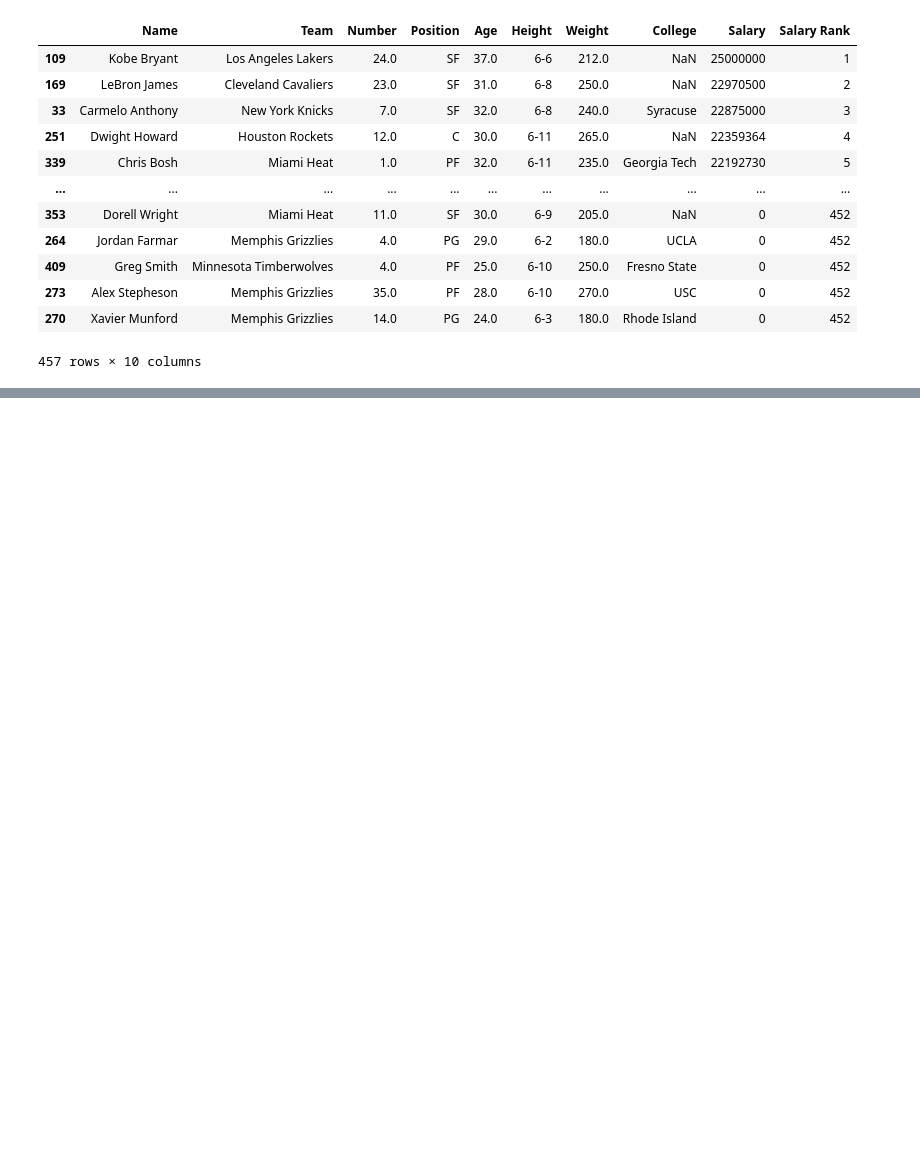
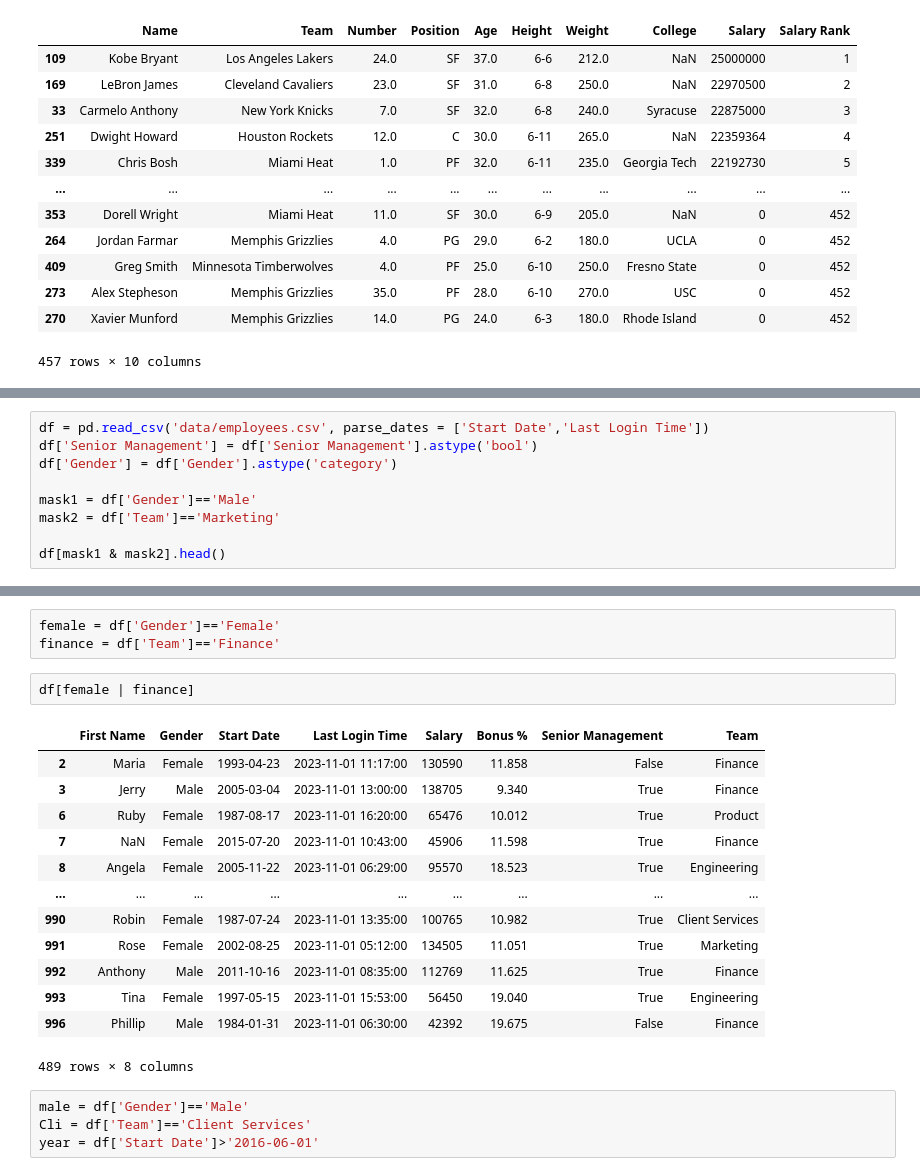
Before and after one commit to minseok06/python, a Jupyter notebook: 24강.ipynb, the cells around one changed output, grey strips where cells are left out. Cells and saved outputs as stored; diff of their text form; blank space fills up the shorter version.

```diff
--- a/24강.ipynb
+++ b/24강.ipynb
@@ -322,0 +430,9 @@ nba.sort_values(by = 'Salary', ascending = False)
+# %%
+df = pd.read_csv('data/employees.csv', parse_dates = ['Start Date','Last Login Time'])
+df['Senior Management'] = df['Senior Management'].astype('bool')
+df['Gender'] = df['Gender'].astype('category')
+
+mask1 = df['Gender']=='Male'
+mask2 = df['Team']=='Marketing'
+
+df[mask1 & mask2].head()
@@ -322,0 +446,23 @@ nba.sort_values(by = 'Salary', ascending = False)
+# %%
+female = df['Gender']=='Female'
+finance = df['Team']=='Finance'
+# %%
+df[female | finance]
+# %% [output]
+|  | First Name | Gender | Start Date | Last Login Time | Salary | Bonus % | Senior Management | Team |
+| 2 | Maria | Female | 1993-04-23 | 2023-11-01 11:17:00 | 130590 | 11.858 | False | Finance |
+| 3 | Jerry | Male | 2005-03-04 | 2023-11-01 13:00:00 | 138705 | 9.340 | True | Finance |
+| 6 | Ruby | Female | 1987-08-17 | 2023-11-01 16:20:00 | 65476 | 10.012 | True | Product |
+| 7 | NaN | Female | 2015-07-20 | 2023-11-01 10:43:00 | 45906 | 11.598 | True | Finance |
+| 8 | Angela | Female | 2005-11-22 | 2023-11-01 06:29:00 | 95570 | 18.523 | True | Engineering |
+| ... | ... | ... | ... | ... | ... | ... | ... | ... |
+| 990 | Robin | Female | 1987-07-24 | 2023-11-01 13:35:00 | 100765 | 10.982 | True | Client Services |
+| 991 | Rose | Female | 2002-08-25 | 2023-11-01 05:12:00 | 134505 | 11.051 | True | Marketing |
+| 992 | Anthony | Male | 2011-10-16 | 2023-11-01 08:35:00 | 112769 | 11.625 | True | Finance |
+| 993 | Tina | Female | 1997-05-15 | 2023-11-01 15:53:00 | 56450 | 19.040 | True | Engineering |
+| 996 | Phillip | Male | 1984-01-31 | 2023-11-01 06:30:00 | 42392 | 19.675 | False | Finance |
+489 rows × 8 columns
+# %%
+male = df['Gender']=='Male'
+Cli = df['Team']=='Client Services'
+year = df['Start Date']>'2016-06-01'
```
Also changed, not shown: parts of 15 cells of this notebook.
